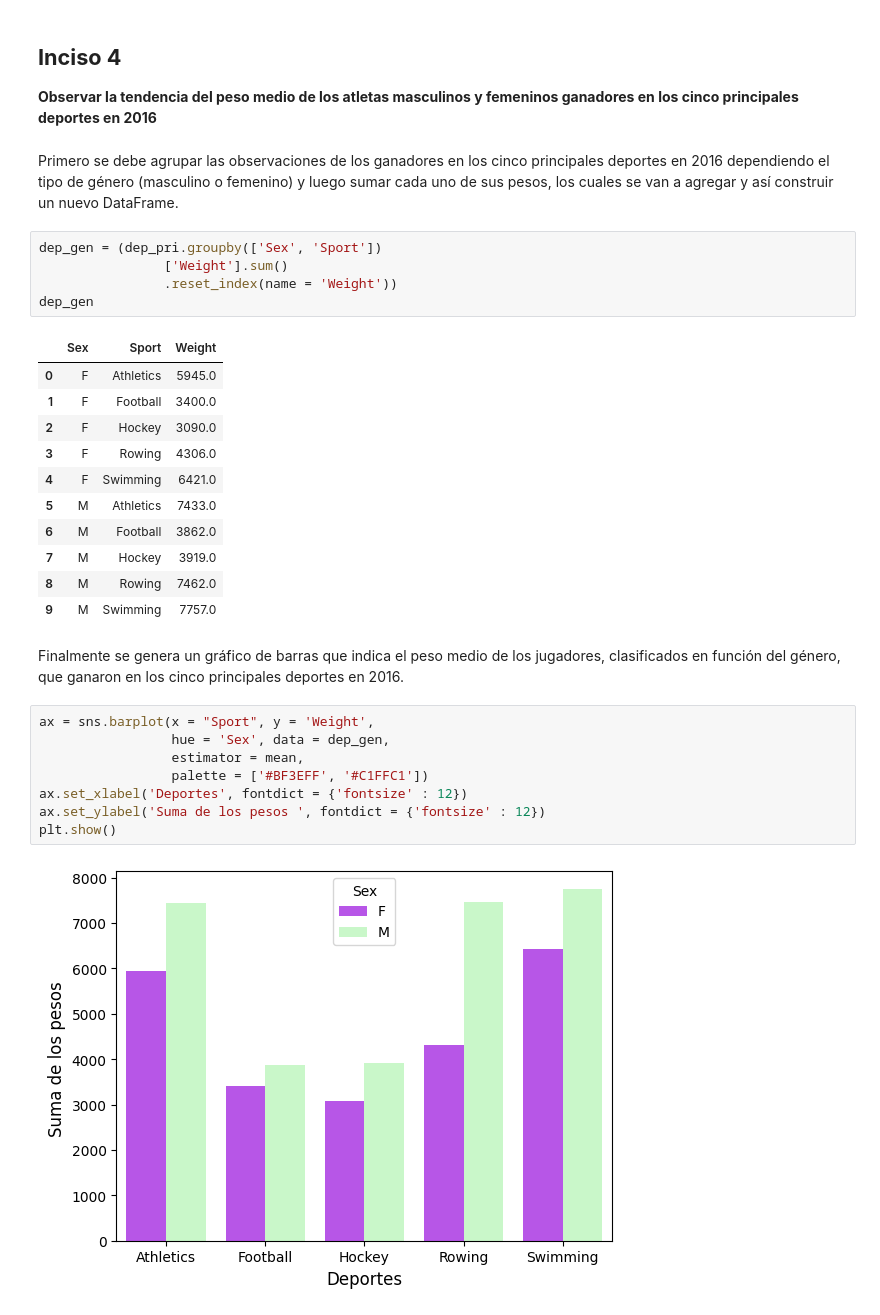
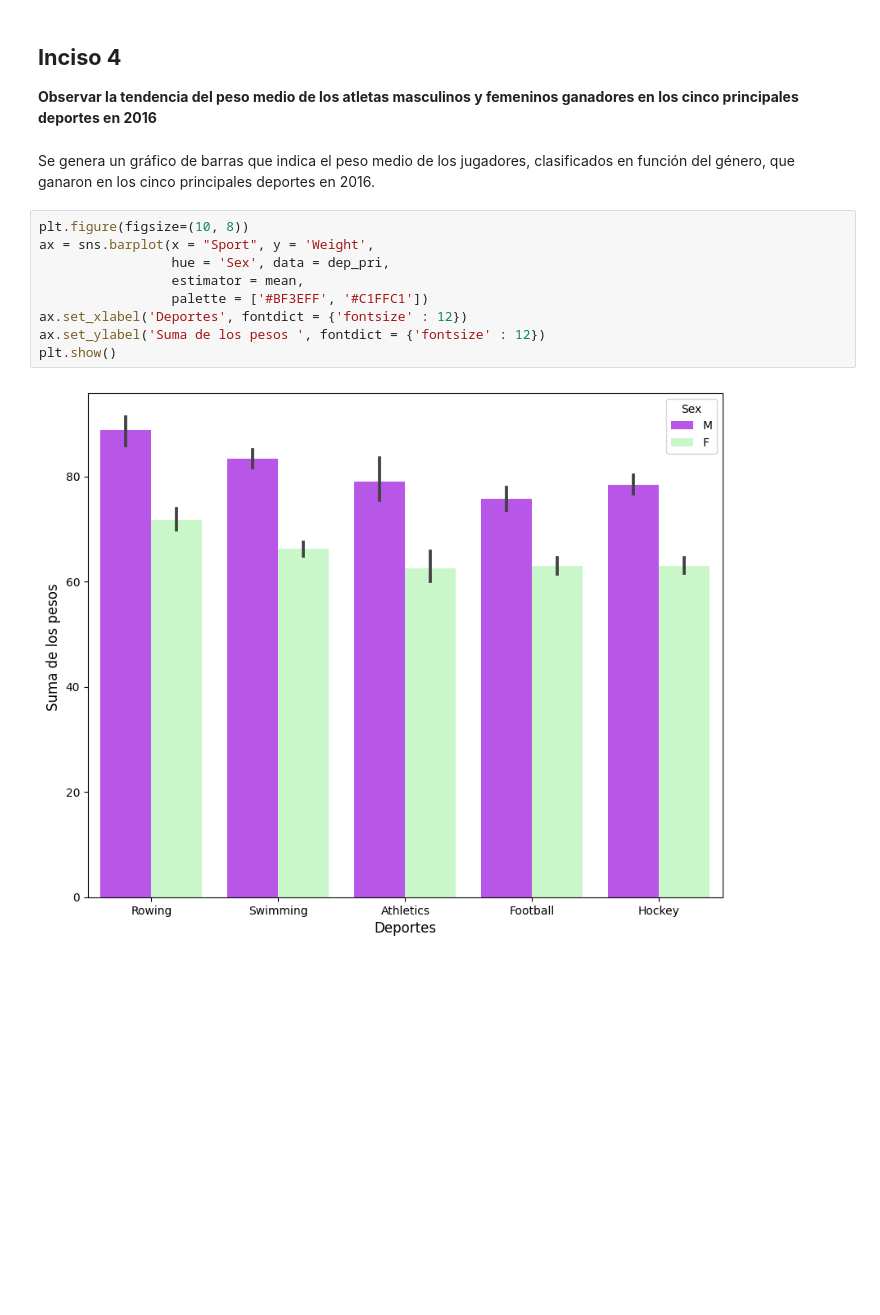
Before and after one commit to kmarcela11/VisualizacionCorte1, a Jupyter notebook: _sources/Ejercicio1.ipynb, the cells around one changed output. Drawn from its saved outputs; the diff is of its cells as text; blank space fills up the shorter version.

```diff
--- a/_sources/Ejercicio1.ipynb
+++ b/_sources/Ejercicio1.ipynb
@@ -168,34 +168,16 @@ plt.show()
 # %% [markdown]
 ## **Inciso 4**
 **Observar la tendencia del peso medio de los atletas masculinos y femeninos ganadores en los cinco principales deportes en 2016**
-# %% [markdown]
-Primero se debe agrupar las observaciones de los ganadores en los cinco principales deportes en 2016 dependiendo el tipo de género (masculino o femenino) y luego sumar cada uno de sus pesos, los cuales se van a agregar y así construir un nuevo DataFrame.
-# %%
-dep_gen = (dep_pri.groupby(['Sex', 'Sport'])
-                ['Weight'].sum()
-                .reset_index(name = 'Weight'))
-dep_gen
-# %% [output]
-|  | Sex | Sport | Weight |
-| 0 | F | Athletics | 5945.0 |
-| 1 | F | Football | 3400.0 |
-| 2 | F | Hockey | 3090.0 |
-| 3 | F | Rowing | 4306.0 |
-| 4 | F | Swimming | 6421.0 |
-| 5 | M | Athletics | 7433.0 |
-| 6 | M | Football | 3862.0 |
-| 7 | M | Hockey | 3919.0 |
-| 8 | M | Rowing | 7462.0 |
-| 9 | M | Swimming | 7757.0 |
 # %% [markdown]
-Finalmente se genera un gráfico de barras que indica el peso medio de los jugadores, clasificados en función del género, que ganaron en los cinco principales deportes en 2016.
+Se genera un gráfico de barras que indica el peso medio de los jugadores, clasificados en función del género, que ganaron en los cinco principales deportes en 2016.
 # %%
+plt.figure(figsize=(10, 8))
 ax = sns.barplot(x = "Sport", y = 'Weight',
-                 hue = 'Sex', data = dep_gen,
+                 hue = 'Sex', data = dep_pri,
                  estimator = mean,
                  palette = ['#BF3EFF', '#C1FFC1'])
 ax.set_xlabel('Deportes', fontdict = {'fontsize' : 12})
 ax.set_ylabel('Suma de los pesos ', fontdict = {'fontsize' : 12})
 plt.show()
 # %% [output]
-[figure, old version]
+[figure, new version]
```
Also changed, not shown: 7 other files.
